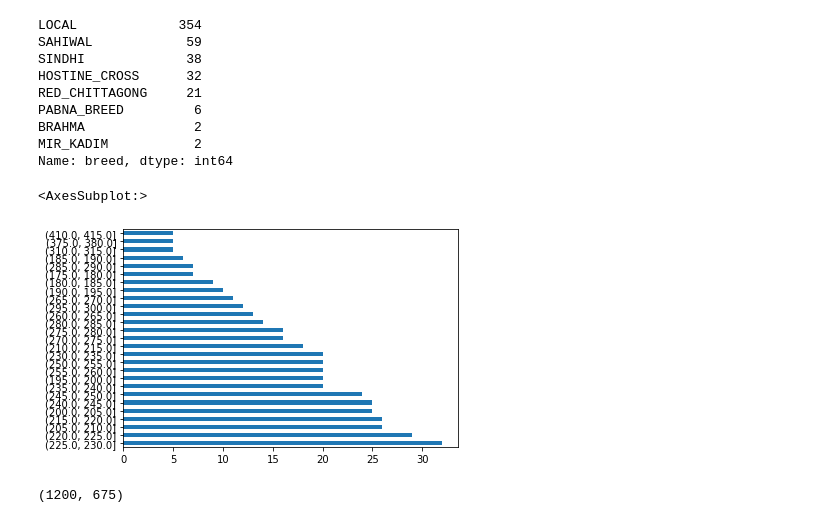
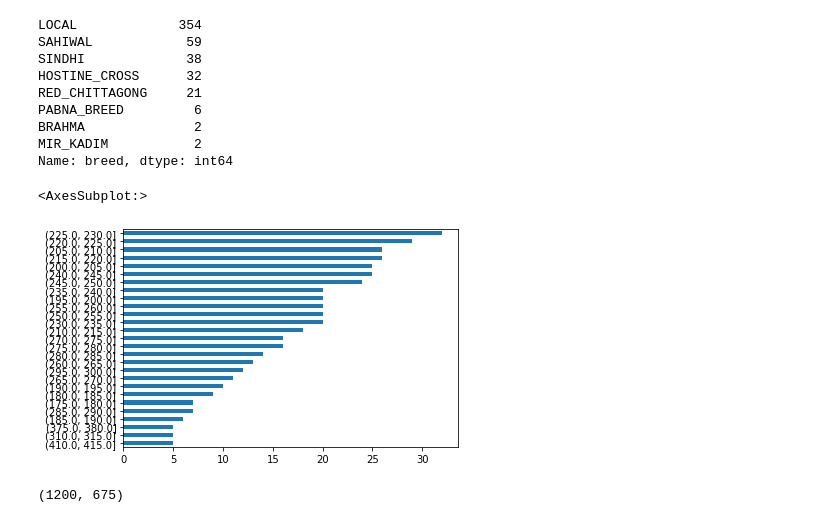
Before and after one commit to bhuiyanmobasshir94/Cow-weight-and-Breed-Prediction, a Jupyter notebook: notebooks/eda.ipynb, the cells around one changed output. Saved outputs shown, nothing was run; the diff lists cells and outputs as text; code cells hidden in the pictures.

Commit message:
Changed weight figure

```diff
--- a/notebooks/eda.ipynb
+++ b/notebooks/eda.ipynb
@@ -146,10 +146,10 @@ Name: breed, dtype: int64
 interval_range = pd.interval_range(start=df.weight_in_kg.min(), freq=5, end=df.weight_in_kg.max())
 weight = pd.cut(df['weight_in_kg'], bins=interval_range).value_counts().sort_values(ascending=False)
 # %%
-pd.Series(weight).where(lambda x : x > 4).dropna().plot(kind="barh")
+pd.Series(weight).where(lambda x : x > 4).dropna().sort_values(ascending=True).plot(kind="barh")
 # %% [output]
 <AxesSubplot:>
-[figure, old version]
+[figure, new version]
 # %%
 
 Image.open(images[0]).size
```
